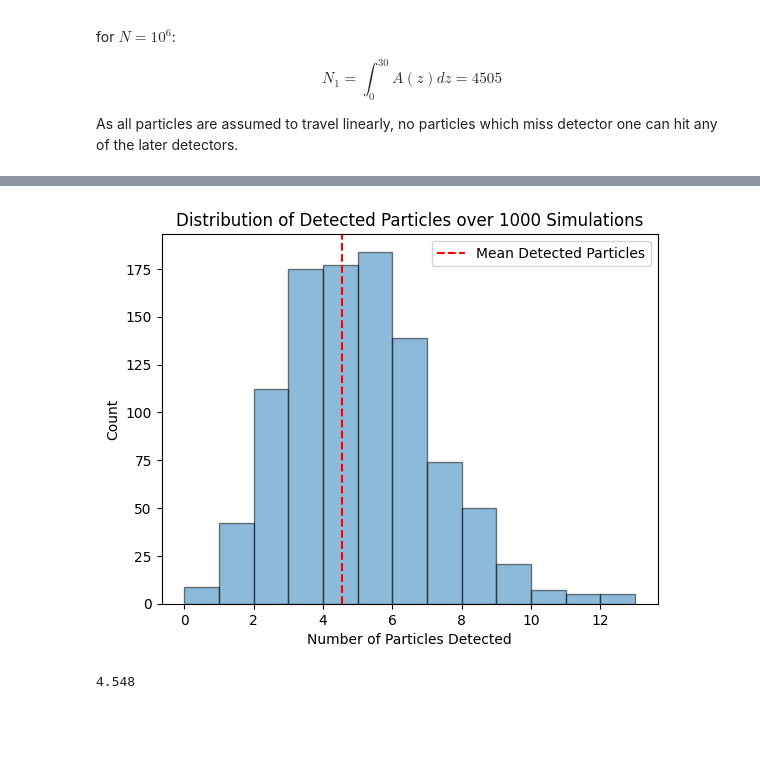
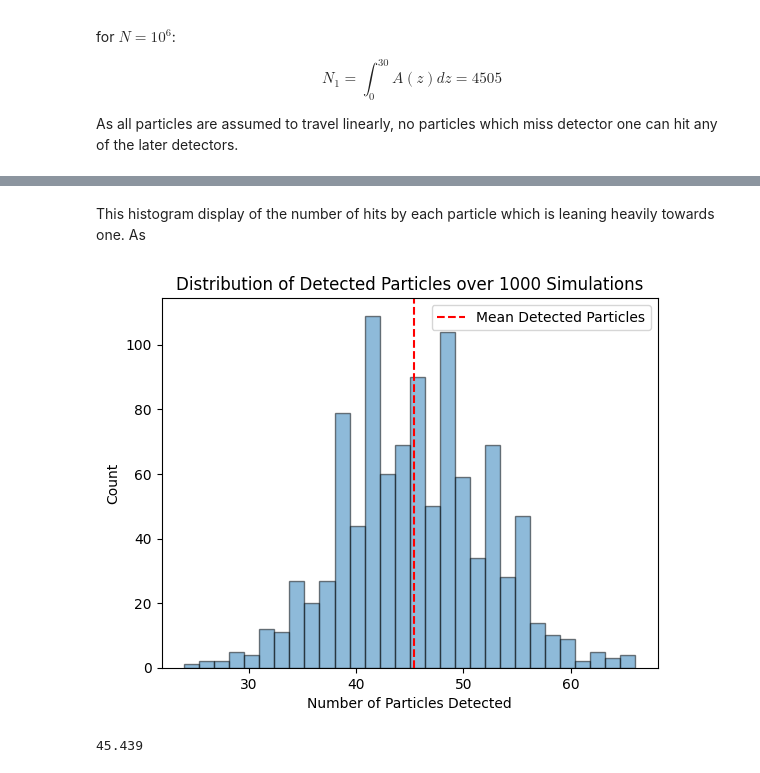
Before and after one commit to jpjharg/Coding-and-ML-year3, a Jupyter notebook: TB1/Project 1 - Option B.ipynb, the cells around one changed output, grey strips where cells are left out. Saved outputs shown, nothing was run; the diff lists cells and outputs as text; code cells hidden in the pictures; blank space fills up the shorter version.

```diff
--- a/TB1/Project 1 - Option B.ipynb
+++ b/TB1/Project 1 - Option B.ipynb
@@ -53,27 +53,8 @@ decay_positions = []
 
 decay_z_pos = generate_and_decay(N, mean_v, std_v, Lambda)
 
-#pdf = Lambda/(np.sqrt(2*np.pi*std_v))*quad(((1/b)*np.e**(-((((x/b)-mean_v)**2)/2*std_v**2)-Lambda*b)db), 0, np.inf)
-
-def pdf_c(x, mean_v, std_v, Lambda, N):
-    # Define integrand
-    def integrand(b):
-        return (1.0/b) * np.exp(-Lambda*b - ((x/b - mean_v)**2) / (2*std_v**2))
-
-    prefactor = Lambda / (np.sqrt(2*np.pi)*std_v)
-    result, err = quad(integrand, 0, np.inf)
-    pdf = N * prefactor * result
-
-    return pdf
-
-def pdf_c_vectorised(x_array, mean_v, std_v, Lambda, N):
-    return np.array([pdf_c(float(x), mean_v, std_v, Lambda,N) for x in x_array])
-
-x = np.arange(0,70)
-
 plt.hist(decay_z_pos, bins=np.arange(0, max(decay_z_pos), 0.1) - 0.5, alpha=0.5)
 plt.plot(np.ones(20000)*5, np.arange(0,20000))
-plt.plot(x, pdf_c_vectorised(x, mean_v, std_v, Lambda, N), color = 'red')
 plt.xlabel('Decay Position (z)')
 plt.ylabel('Number of Particles')
 plt.title('Histogram of Decay Positions for 1,000,000 Particles')
@@ -85,5 +66,4 @@ mean_decay_distance = np.mean(decay_z_pos)
 Markdown(f"Mean Decay Distance: {mean_decay_distance:.3f}m")
 
 # do proper statistical test here
-# input the curve of the pdf above
 # %% [output]
@@ -227,25 +204,10 @@ def simulation(N = 10**6, mean_v = 2000, std_v = 50, Lambda = 0.0025, detector_p
     x, y, z = daughter_initial_direction(N)
     m_x, m_y, c_x, c_y, valid_mask = daughter_position_eqn(detector_positions, decay_z_pos, x, y, z)
 
-    num_hits, hits_out = detect_hits(detector_positions, m_x, m_y, c_x, c_y, valid_mask)
+    num_hits, hits_out = detect_hits(detector_positions, m_x, m_y, c_x, c_y, a, valid_mask)
 
     column_names = ['x1', 'x1_err', 'y1', 'y1_err', 'z1', 'x2', 'x2_err', 'y2', 'y2_err', 'z2',
                     'x3', 'x3_err', 'y3', 'y3_err', 'z3', 'x4', 'x4_err', 'y4', 'y4_err', 'z4']
     df = pd.DataFrame(hits_out, columns=column_names)
 
     return df, num_hits
-
-
-
-N = 10**6
-mean_v = 2000
-std_v = 50
-Lambda = 0.0025
-detector_positions = [30,35,40,45]
-
-run, num_hits = simulation(N, mean_v, std_v, Lambda, detector_positions)
-
-run.head()
-
-
-# neaten out
@@ -325,30 +287,32 @@ Total number to hit any detectors: 4492
+# %% [markdown]
+This histogram display of the number of hits by each particle which is leaning heavily towards one. As
 # %%
 num_tests = 1000
-num_particles = 1000
+num_particles = 10000
 mean_v = 2000
 std_v = 100
 Lambda = 0.0025
 detector_positions = [30, 35, 40, 45]
 
 num_hits_run = []
 
 
 for test in range(num_tests):
 
     run, num_hits_list = simulation(num_particles, mean_v, std_v, Lambda, detector_positions)
     particles_with_hits = (run['x1'] != 0).sum()
     num_hits_run.append(particles_with_hits)
 
-plt.hist(num_hits_run, bins=13, alpha=0.5, edgecolor='black')
+plt.hist(num_hits_run, bins=30, alpha=0.5, edgecolor='black')
 plt.xlabel('Number of Particles Detected')
 plt.ylabel('Count')
 plt.title('Distribution of Detected Particles over 1000 Simulations')
 plt.axvline(x=np.mean(num_hits_run), color='r', linestyle='--', label='Mean Detected Particles')
 plt.legend()
 plt.show()
 
 
 print(np.mean(num_hits_run))
 # %% [output]
-[figure, old version]
+[figure, new version]
-4.548
+45.439
```
Also changed, not shown: parts of 9 cells of this notebook.
